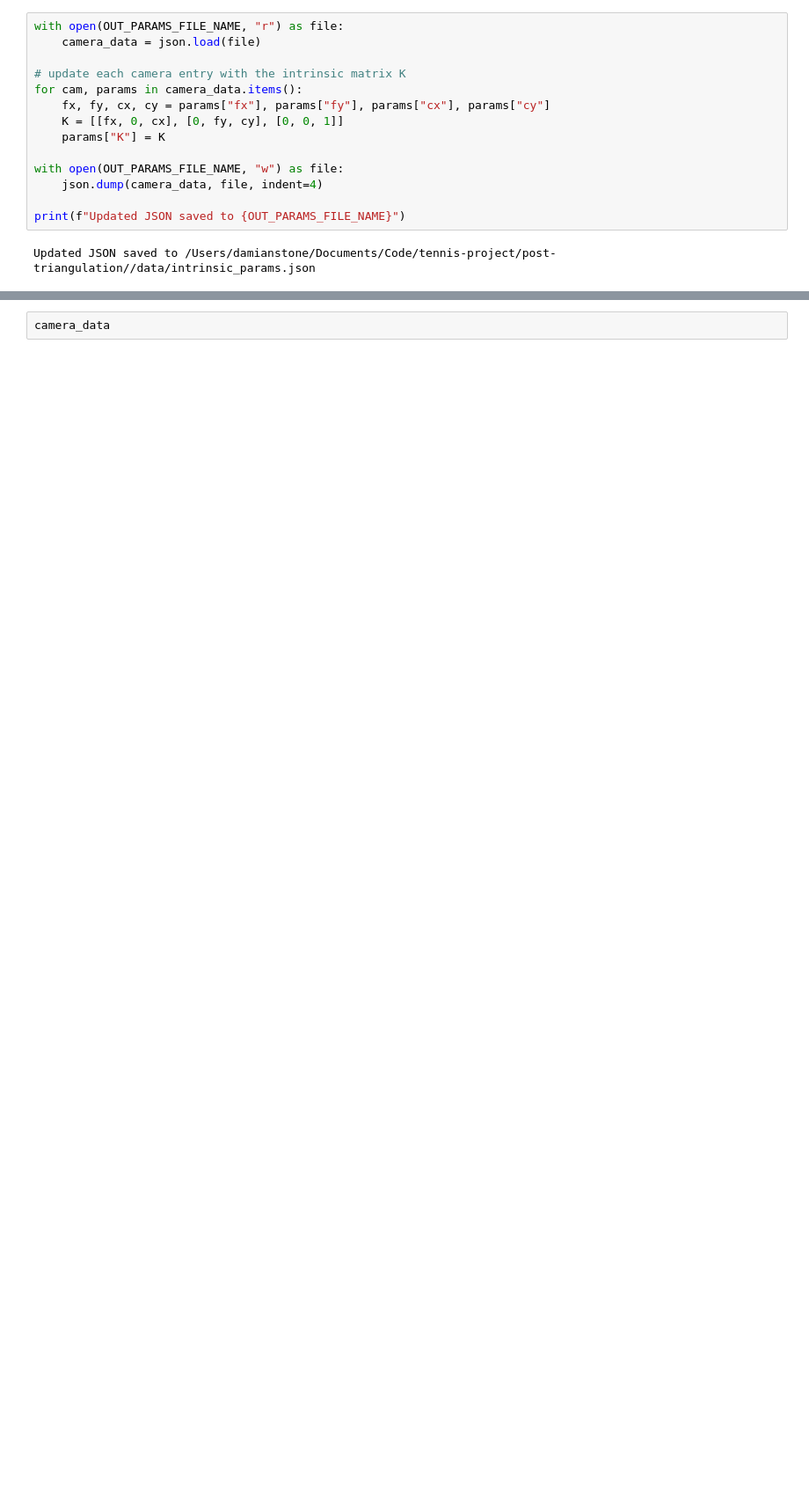
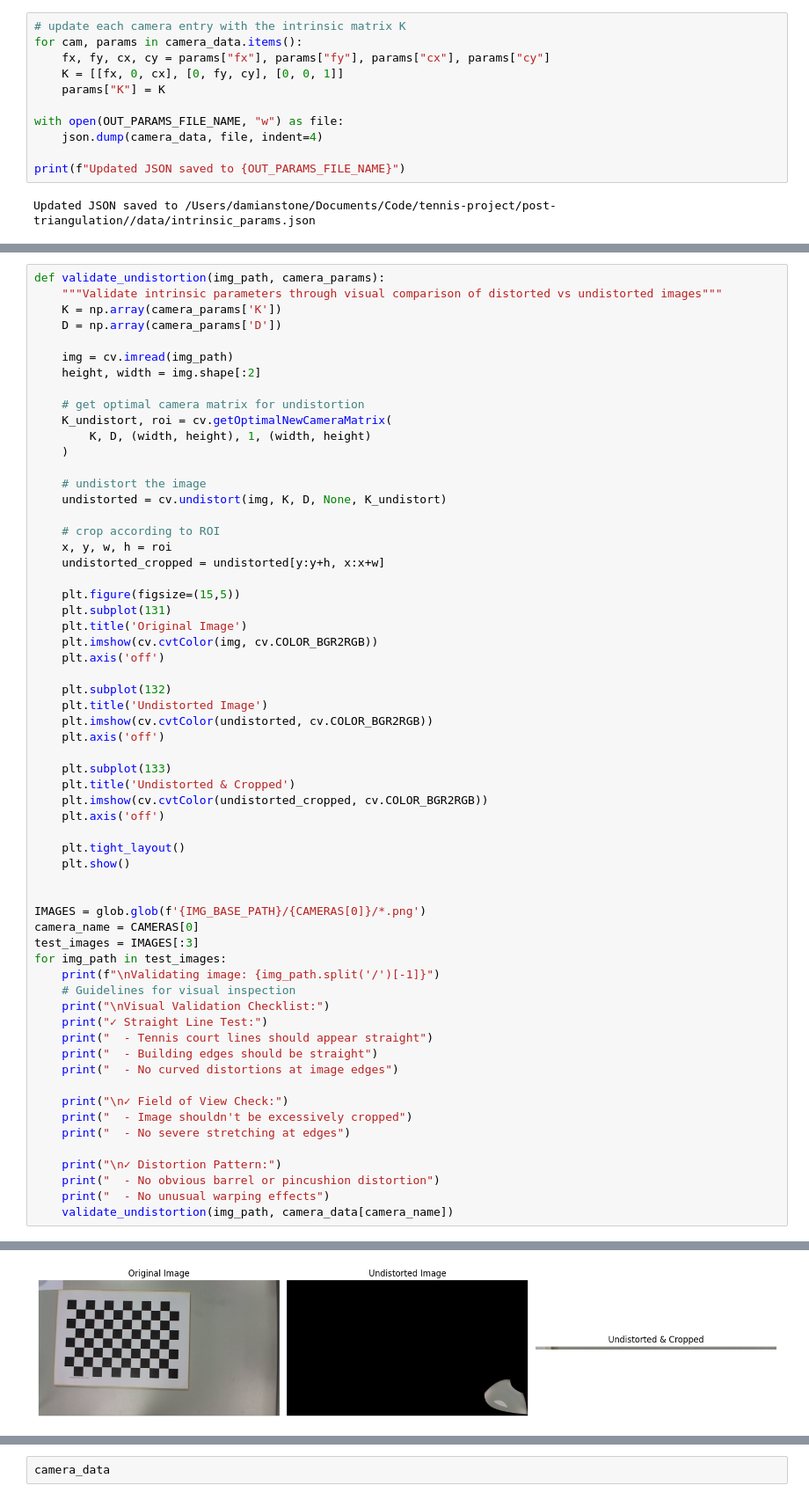
Before and after one commit to damianstone/cv-calibration-triangulation, a Jupyter notebook: src/get-intrisic-params/get_intrinsic_params.ipynb, the cells around one changed output, grey strips where cells are left out. Shown at 88% size. Drawn from its saved outputs; the diff is of its cells as text; blank space fills up the shorter version.

```diff
--- a/src/get-intrisic-params/get_intrinsic_params.ipynb
+++ b/src/get-intrisic-params/get_intrinsic_params.ipynb
@@ -35,7 +69,4 @@ OUT_PARAMS_FILE_NAME = f'{BASE_PATH}/data/intrinsic_params.json'
 # %%
-with open(OUT_PARAMS_FILE_NAME, "r") as file:
-    camera_data = json.load(file)
-
 # update each camera entry with the intrinsic matrix K
 for cam, params in camera_data.items():
     fx, fy, cx, cy = params["fx"], params["fy"], params["cx"], params["cy"]
@@ -50,0 +88,62 @@ Updated JSON saved to /Users/damianstone/Documents/Code/tennis-project/post-tria
+# %%
+def validate_undistortion(img_path, camera_params):
+    """Validate intrinsic parameters through visual comparison of distorted vs undistorted images"""
+    K = np.array(camera_params['K'])
+    D = np.array(camera_params['D'])
+
+    img = cv.imread(img_path)
+    height, width = img.shape[:2]
+
+    # get optimal camera matrix for undistortion
+    K_undistort, roi = cv.getOptimalNewCameraMatrix(
+        K, D, (width, height), 1, (width, height)
+    )
+
+    # undistort the image
+    undistorted = cv.undistort(img, K, D, None, K_undistort)
+
+    # crop according to ROI
+    x, y, w, h = roi
+    undistorted_cropped = undistorted[y:y+h, x:x+w]
+
+    plt.figure(figsize=(15,5))
+    plt.subplot(131)
+    plt.title('Original Image')
+    plt.imshow(cv.cvtColor(img, cv.COLOR_BGR2RGB))
+    plt.axis('off')
+
+    plt.subplot(132)
+    plt.title('Undistorted Image')
+    plt.imshow(cv.cvtColor(undistorted, cv.COLOR_BGR2RGB))
+    plt.axis('off')
+
+    plt.subplot(133)
+    plt.title('Undistorted & Cropped')
+    plt.imshow(cv.cvtColor(undistorted_cropped, cv.COLOR_BGR2RGB))
+    plt.axis('off')
+
+    plt.tight_layout()
+    plt.show()
+
+
+IMAGES = glob.glob(f'{IMG_BASE_PATH}/{CAMERAS[0]}/*.png')
+camera_name = CAMERAS[0]
+test_images = IMAGES[:3]
+for img_path in test_images:
+    print(f"\nValidating image: {img_path.split('/')[-1]}")
+    # Guidelines for visual inspection
+    print("\nVisual Validation Checklist:")
+    print("✓ Straight Line Test:")
+    print("  - Tennis court lines should appear straight")
+    print("  - Building edges should be straight")
+    print("  - No curved distortions at image edges")
+
+    print("\n✓ Field of View Check:")
+    print("  - Image shouldn't be excessively cropped")
+    print("  - No severe stretching at edges")
+
+    print("\n✓ Distortion Pattern:")
+    print("  - No obvious barrel or pincushion distortion")
+    print("  - No unusual warping effects")
+    validate_undistortion(img_path, camera_data[camera_name])
+# %% [output]
@@ -50,0 +165 @@ Updated JSON saved to /Users/damianstone/Documents/Code/tennis-project/post-tria
+[figure, added]
```
Also changed, not shown: parts of 12 cells of this notebook, 2 other files.
